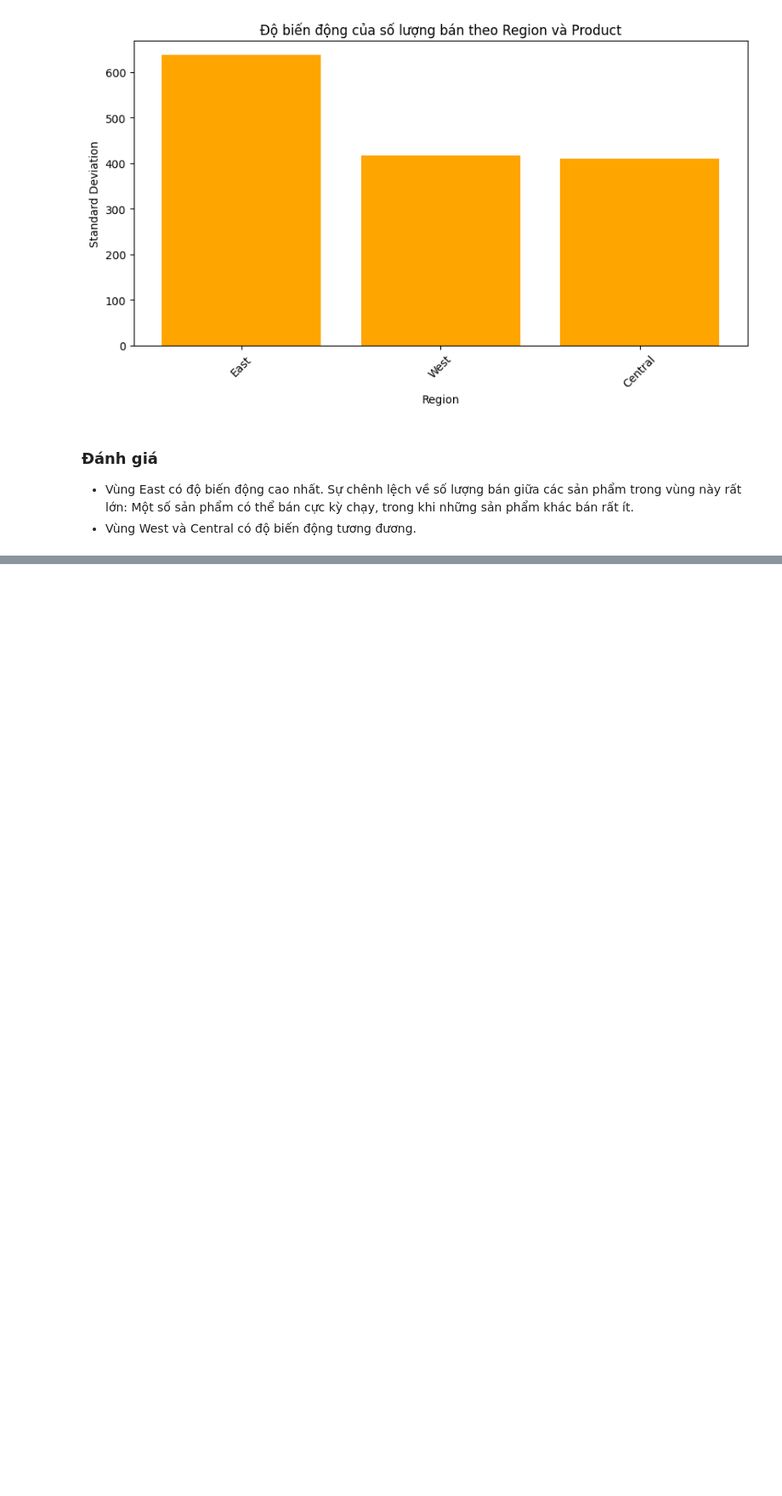
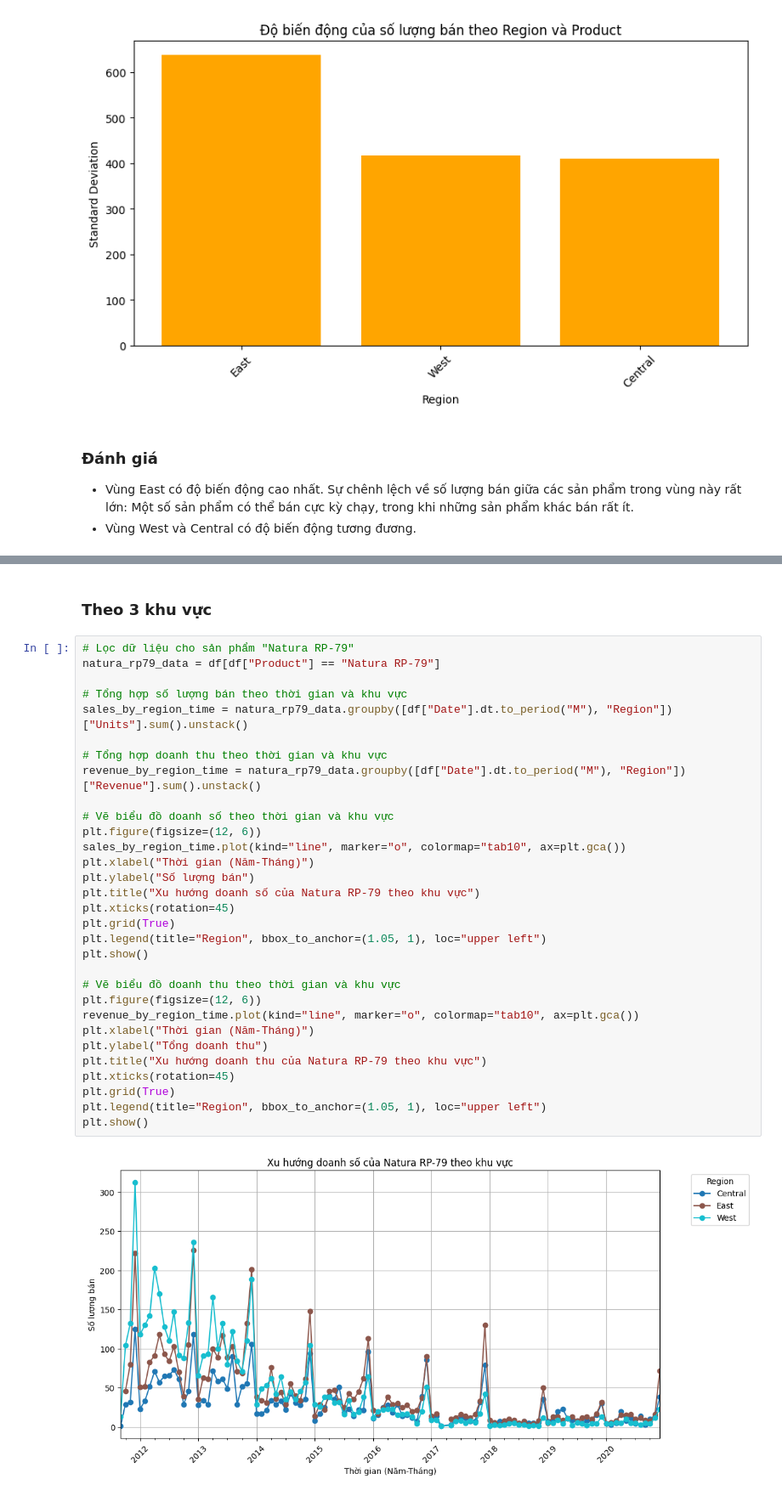
Before and after one commit to HaiAu2501/Try-Some-Models, a Jupyter notebook: tasks/1.ipynb, the cells around one changed output, grey strips where cells are left out. Shown at 85% size. Cells and saved outputs as stored; diff of their text form; blank space fills up the shorter version.

```diff
--- a/tasks/1.ipynb
+++ b/tasks/1.ipynb
@@ -480,0 +562,35 @@ plt.show()
+# %% [markdown]
+### Theo 3 khu vực
+# %%
+# Lọc dữ liệu cho sản phẩm "Natura RP-79"
+natura_rp79_data = df[df["Product"] == "Natura RP-79"]
+
+# Tổng hợp số lượng bán theo thời gian và khu vực
+sales_by_region_time = natura_rp79_data.groupby([df["Date"].dt.to_period("M"), "Region"])["Units"].sum().unstack()
+
+# Tổng hợp doanh thu theo thời gian và khu vực
+revenue_by_region_time = natura_rp79_data.groupby([df["Date"].dt.to_period("M"), "Region"])["Revenue"].sum().unstack()
+
+# Vẽ biểu đồ doanh số theo thời gian và khu vực
+plt.figure(figsize=(12, 6))
+sales_by_region_time.plot(kind="line", marker="o", colormap="tab10", ax=plt.gca())
+plt.xlabel("Thời gian (Năm-Tháng)")
+plt.ylabel("Số lượng bán")
+plt.title("Xu hướng doanh số của Natura RP-79 theo khu vực")
+plt.xticks(rotation=45)
+plt.grid(True)
+plt.legend(title="Region", bbox_to_anchor=(1.05, 1), loc="upper left")
+plt.show()
+
+# Vẽ biểu đồ doanh thu theo thời gian và khu vực
+plt.figure(figsize=(12, 6))
+revenue_by_region_time.plot(kind="line", marker="o", colormap="tab10", ax=plt.gca())
+plt.xlabel("Thời gian (Năm-Tháng)")
+plt.ylabel("Tổng doanh thu")
+plt.title("Xu hướng doanh thu của Natura RP-79 theo khu vực")
+plt.xticks(rotation=45)
+plt.grid(True)
+plt.legend(title="Region", bbox_to_anchor=(1.05, 1), loc="upper left")
+plt.show()
+# %% [output]
+[figure, added]
```
Also changed, not shown: parts of 8 cells of this notebook.
